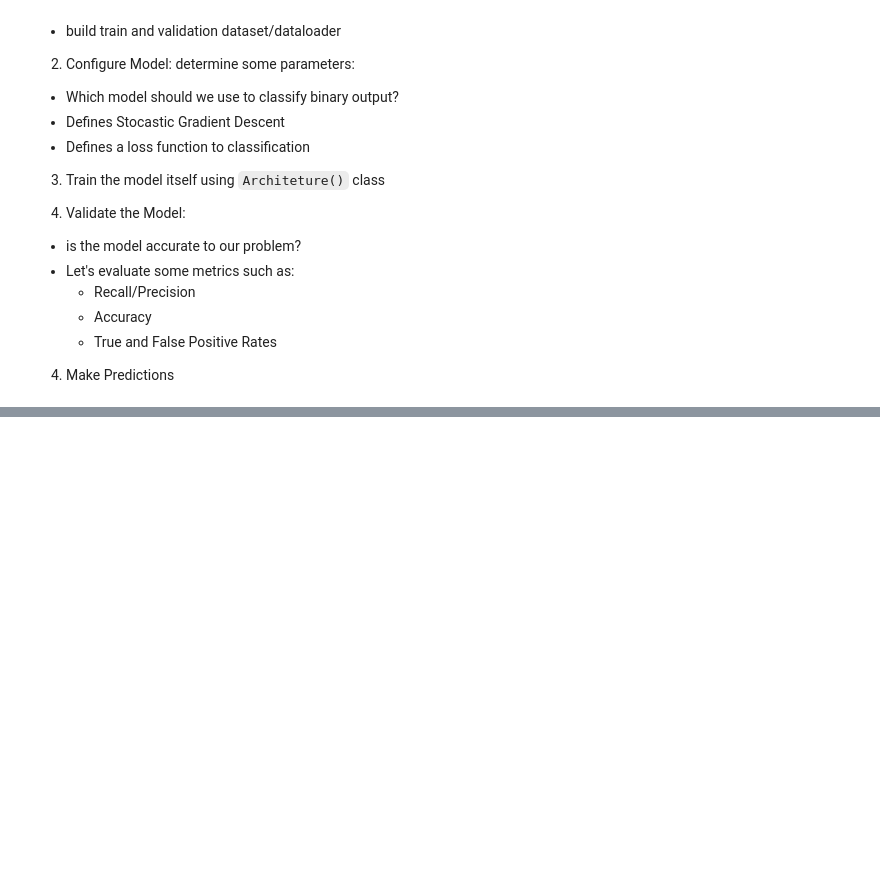
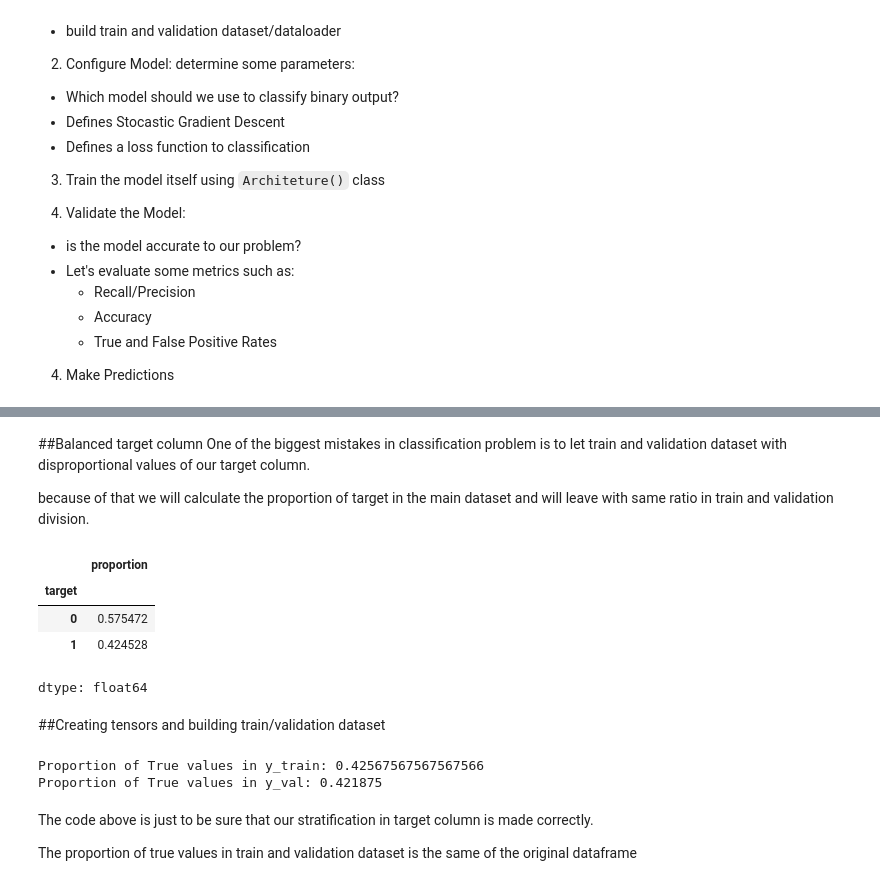
Before and after one commit to TomazFilgueira/UFRN-ML-2025-1, a Jupyter notebook: heart_disease_classification.ipynb, the cells around one changed output, grey strips where cells are left out. Cells and saved outputs as stored; diff of their text form; code cells hidden in the pictures; blank space fills up the shorter version.

```diff
--- a/heart_disease_classification.ipynb
+++ b/heart_disease_classification.ipynb
@@ -265,0 +295,17 @@ Those checkpoints are:
+# %% [markdown]
+##Balanced target column
+One of the biggest mistakes in classification problem is to let train and validation dataset with disproportional values of our target column.
+
+because of that we will calculate the proportion of target in the main dataset and will leave with same ratio in train and validation division.
+# %%
+# Calculate target proportion
+target_proportion = df['target'].value_counts(normalize=True)
+target_proportion
+# %% [output]
+|  | proportion |
+| target |  |
+| 0 | 0.575472 |
+| 1 | 0.424528 |
+dtype: float64
+# %% [markdown]
+##Creating tensors and building train/validation dataset
@@ -265,0 +337,16 @@ Those checkpoints are:
+# %%
+# Calculate the proportion of True values in y_train
+true_proportion_train = np.sum(y_train) / len(y_train)
+
+# Calculate the proportion of True values in y_val
+true_proportion_val = np.sum(y_val) / len(y_val)
+
+print(f"Proportion of True values in y_train: {true_proportion_train}")
+print(f"Proportion of True values in y_val: {true_proportion_val}")
+# %% [output]
+Proportion of True values in y_train: 0.42567567567567566
+Proportion of True values in y_val: 0.421875
+# %% [markdown]
+The code above is just to be sure that our stratification in target column is made correctly.
+
+The proportion of true values in train and validation dataset is the same of the original dataframe
```
Also changed, not shown: parts of 13 cells of this notebook.
